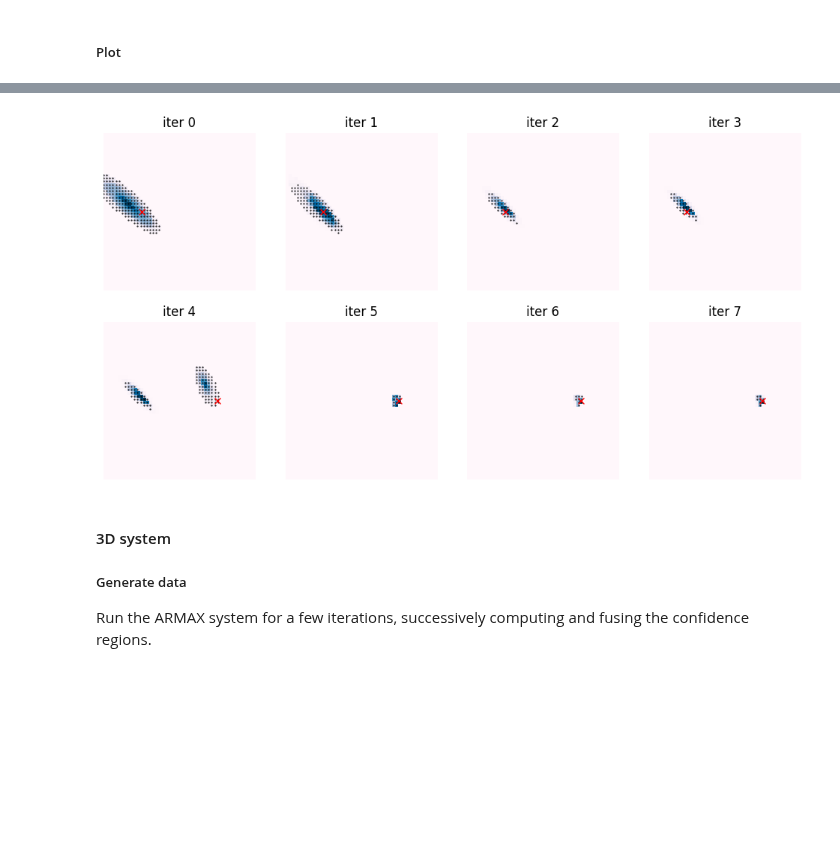
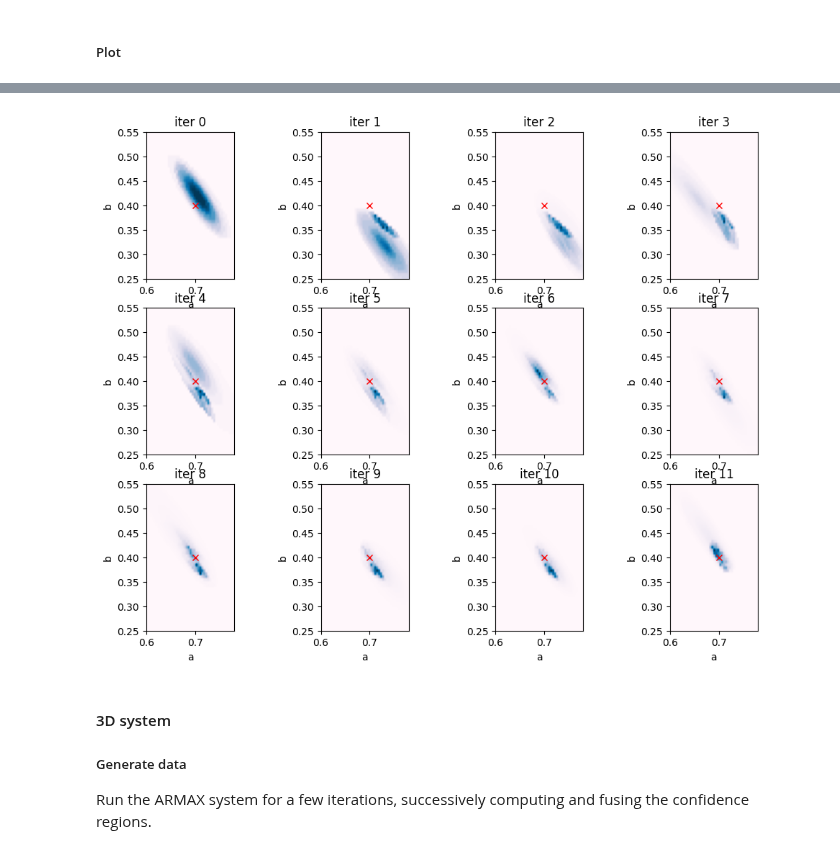
Before and after one commit to Muckthebuck/Learning-Dynamic-Systems, a Jupyter notebook: fusion/fusion2.ipynb, the cells around one changed output, grey strips where cells are left out. Saved outputs shown, nothing was run; the diff lists cells and outputs as text; code cells hidden in the pictures; blank space fills up the shorter version.

```diff
--- a/fusion/fusion2.ipynb
+++ b/fusion/fusion2.ipynb
@@ -52,7 +55,7 @@ L = ([1], [1])
 n_a = 1
 n_b = 1
 
-search_ranges = [[0.6, 1.0], [0.1, 0.7]] # a range, b range
+search_ranges = [[0.6, 0.8], [0.25, 0.55]] # a range, b range
 search_resolutions = [50,50]
 grid_axes = [np.linspace(search_ranges[i][0], search_ranges[i][1], search_resolutions[i]) for i in range(n_a+n_b)]
 grid_vals = np.meshgrid(*grid_axes, indexing='ij')
@@ -102,8 +105,8 @@ Run the ARMAX system for a few iterations, successively computing and fusing the
 k = 0.22
 a_vals = []
 fused_ranks_list = []
-n_iters = 8
-param_change_iter = 4
+n_iters = 12
+param_change_iter = 12
 
 for i in range(n_iters):
 
@@ -143,7 +146,7 @@ for i in range(n_iters):
     if i == 0:
         fused_ranks = new_ranks
     else:
-        fused_ranks = fuse_ranks(new_ranks, old_ranks)
+        fused_ranks = fuse_ranks(new_ranks, old_ranks, 0.5)
 
     # ~~~~~~~~~~~ store results
 
@@ -155,27 +335,30 @@ for i in range(n_iters):
 # %%
 # Set up the grid of plots
 n_plots = n_iters
 n_cols = 4
 n_rows = int(np.ceil(n_plots / n_cols))
 fig, axes = plt.subplots(n_rows, n_cols, figsize=(n_cols * 3, n_rows * 3))
 axes = axes.flatten()
 
 # Plot the fused confidence region from each SPS run, as well as the points sampled from it
 for idx in range(n_plots):
     im = axes[idx].imshow(fused_ranks_list[idx].T, cmap="PuBu_r", origin="lower", extent=search_ranges[0]+search_ranges[1])
 
-    in_set = sample_fused_rank_tensor(fused_ranks_list[idx], grid_axes, p=0.95)
-    axes[idx].scatter(in_set[:,0], in_set[:,1], c='k', marker='.', s=1)
+    # in_set = sample_fused_rank_tensor(fused_ranks_list[idx], grid_axes, p=0.95)
+    # axes[idx].scatter(in_set[:,0], in_set[:,1], c='k', marker='.', s=1)
+    axes[idx].set_aspect('equal')
+    # axes[idx].set_axis_off()
+    axes[idx].set_xlim([0.6,0.78])
+    axes[idx].set_ylim([0.25,0.55])
+    axes[idx].set_xlabel('a')
+    axes[idx].set_ylabel('b')
+    axes[idx].set_title(f"iter {idx}")
     axes[idx].plot(a_vals[idx], b, 'rx')
-    axes[idx].set_aspect('auto')
-    axes[idx].set_axis_off()
-    # axes[idx].set_xlabel('a')
-    # axes[idx].set_ylabel('b')
-    axes[idx].set_title(f"iter {idx}")
 
+# plt.tight_layout()
 plt.show()
 # %% [output]
-[figure, old version]
+[figure, new version]
 # %% [markdown]
 #### 3D system
 ##### Generate data
```
Also changed, not shown: parts of 4 cells of this notebook, 9 other files.
